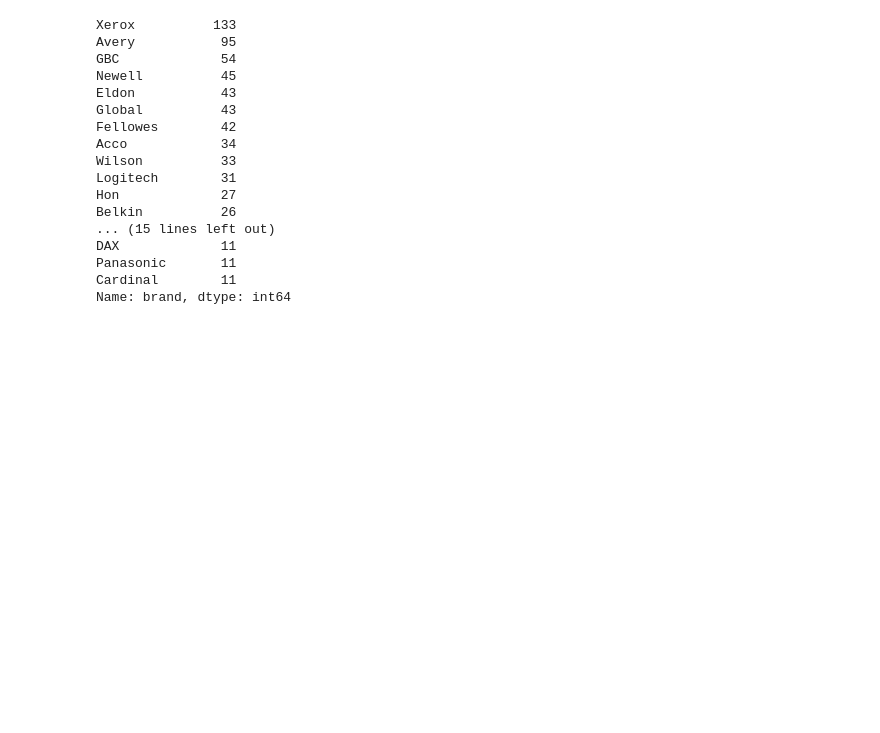
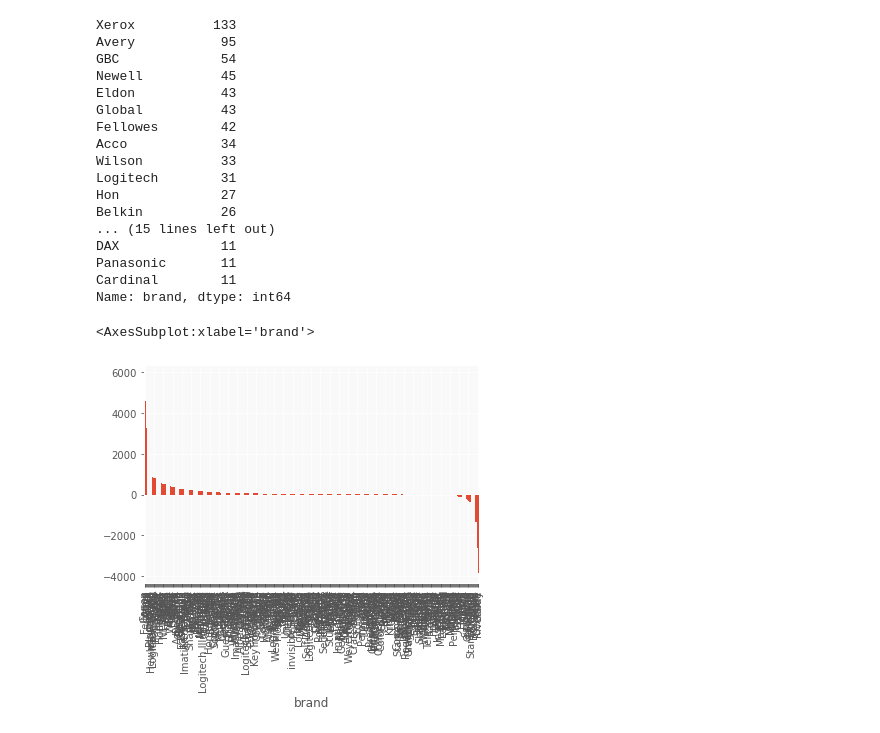
Before and after one commit to Waterman-Teceno-TSA/time-series-project, a Jupyter notebook: teceno_work.ipynb, the cells around one changed output. Drawn from its saved outputs; the diff is of its cells as text; code cells hidden in the pictures; blank space fills up the shorter version.

```diff
--- a/teceno_work.ipynb
+++ b/teceno_work.ipynb
@@ -3,6 +3,11 @@ from env import get_db_url
 import pandas as pd
 import numpy as np
 import os
+import datetime
+import seaborn as sns
+import matplotlib.pyplot as plt
+from matplotlib import style
+style.use('ggplot')
 # %%
 def get_store_data(use_cache = True):
     """
@@ -190,3 +238,9 @@ DAX             11
 Panasonic       11
 Cardinal        11
 Name: brand, dtype: int64
+# %%
+# graph brand vs profit
+df.groupby('brand').profit.sum().sort_values(ascending=False).plot(kind='bar')
+# %% [output]
+<AxesSubplot:xlabel='brand'>
+[figure, added]
```
Also changed, not shown: parts of 37 cells of this notebook, 1 other file.
